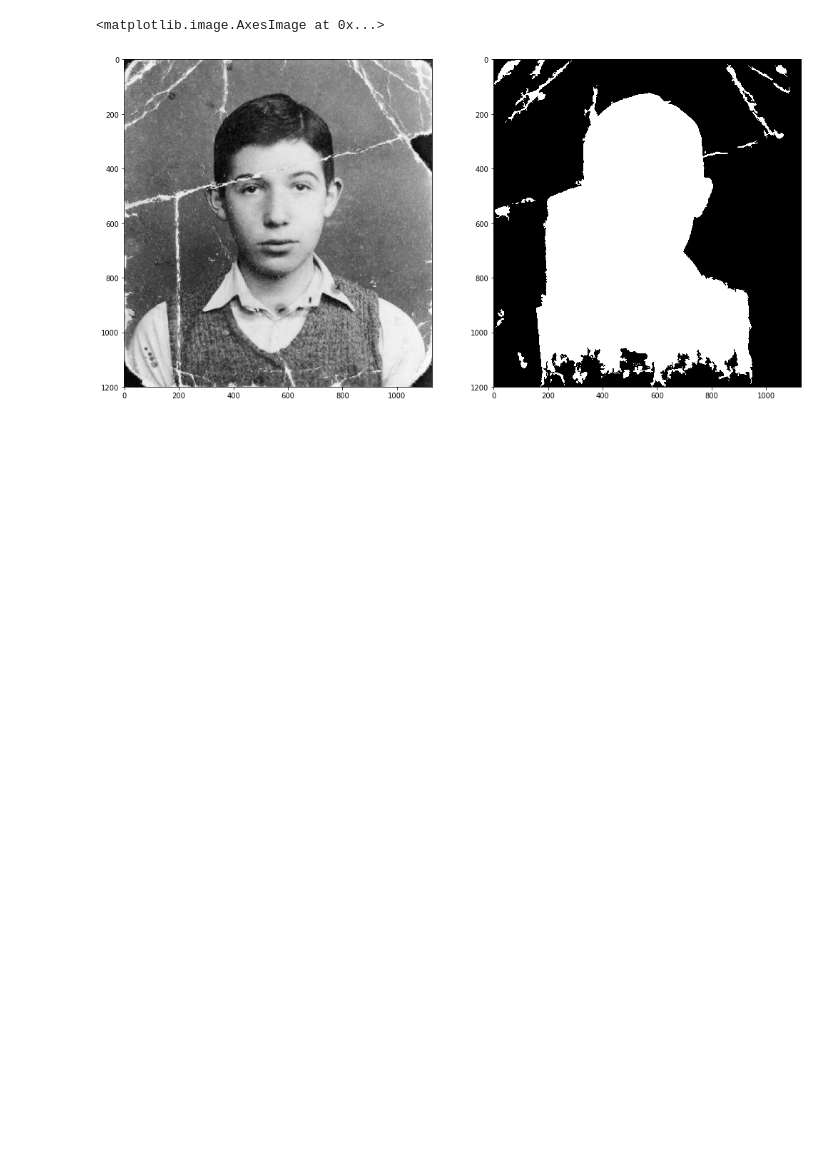
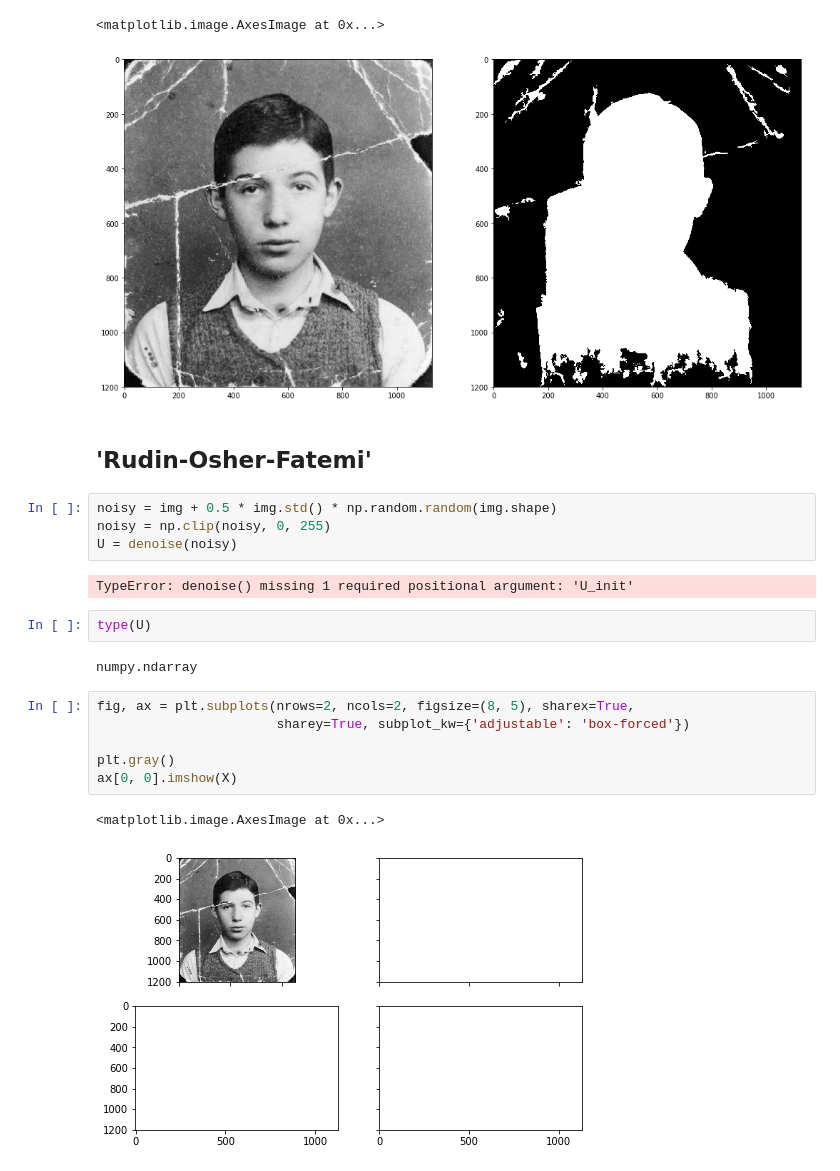
Before and after one commit to rahulrzende/Restoration-and-colorization-of-grayscale-memories-using-CNNs, a Jupyter notebook: Image restoration.ipynb, the cells around one changed output. Saved outputs shown, nothing was run; the diff lists cells and outputs as text; blank space fills up the shorter version.

Commit message:
-updated with rudin fatemi algorithm

```diff
--- a/Image restoration.ipynb
+++ b/Image restoration.ipynb
@@ -92,3 +92,24 @@ axes[1].imshow(new, cmap='gray')
 # %% [output]
 <matplotlib.image.AxesImage at 0x...>
 [figure]
+# %% [markdown]
+## 'Rudin-Osher-Fatemi'
+# %%
+noisy = img + 0.5 * img.std() * np.random.random(img.shape)
+noisy = np.clip(noisy, 0, 255)
+U = denoise(noisy)
+# %% [output]
+TypeError: denoise() missing 1 required positional argument: 'U_init'
+# %%
+type(U)
+# %% [output]
+numpy.ndarray
+# %%
+fig, ax = plt.subplots(nrows=2, ncols=2, figsize=(8, 5), sharex=True,
+                       sharey=True, subplot_kw={'adjustable': 'box-forced'})
+
+plt.gray()
+ax[0, 0].imshow(X)
+# %% [output]
+<matplotlib.image.AxesImage at 0x...>
+[figure, added]
```
Also changed, not shown: parts of 8 cells of this notebook.
